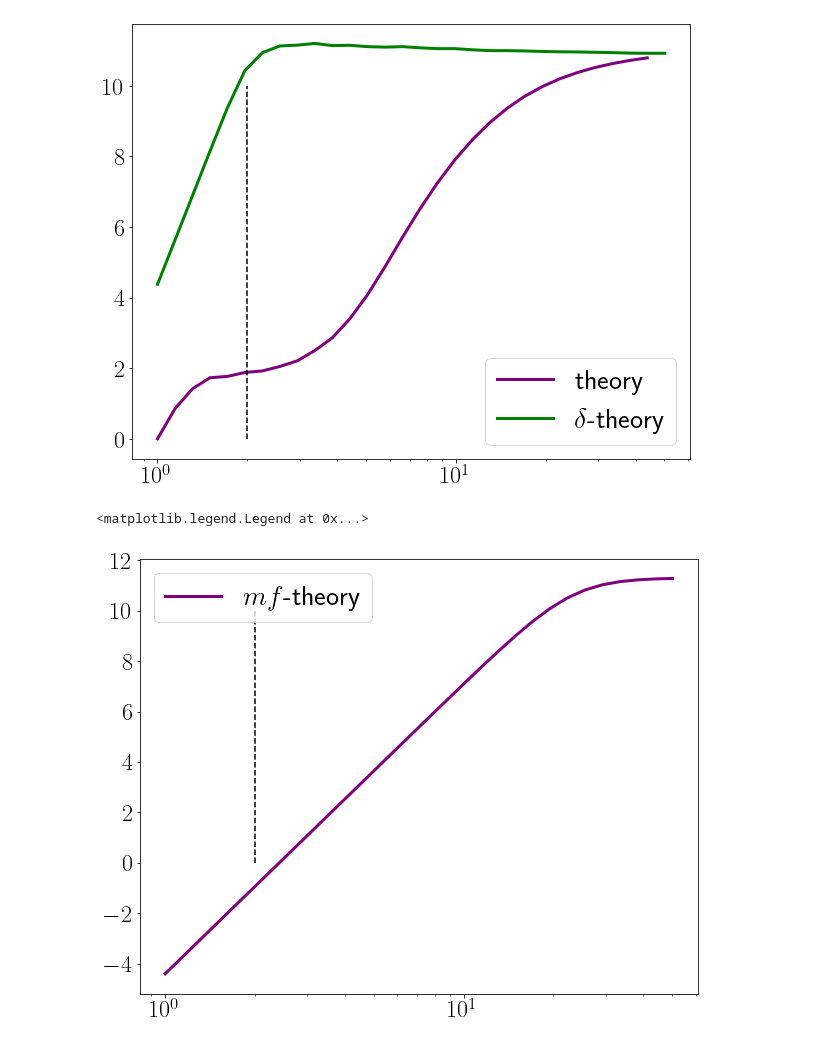
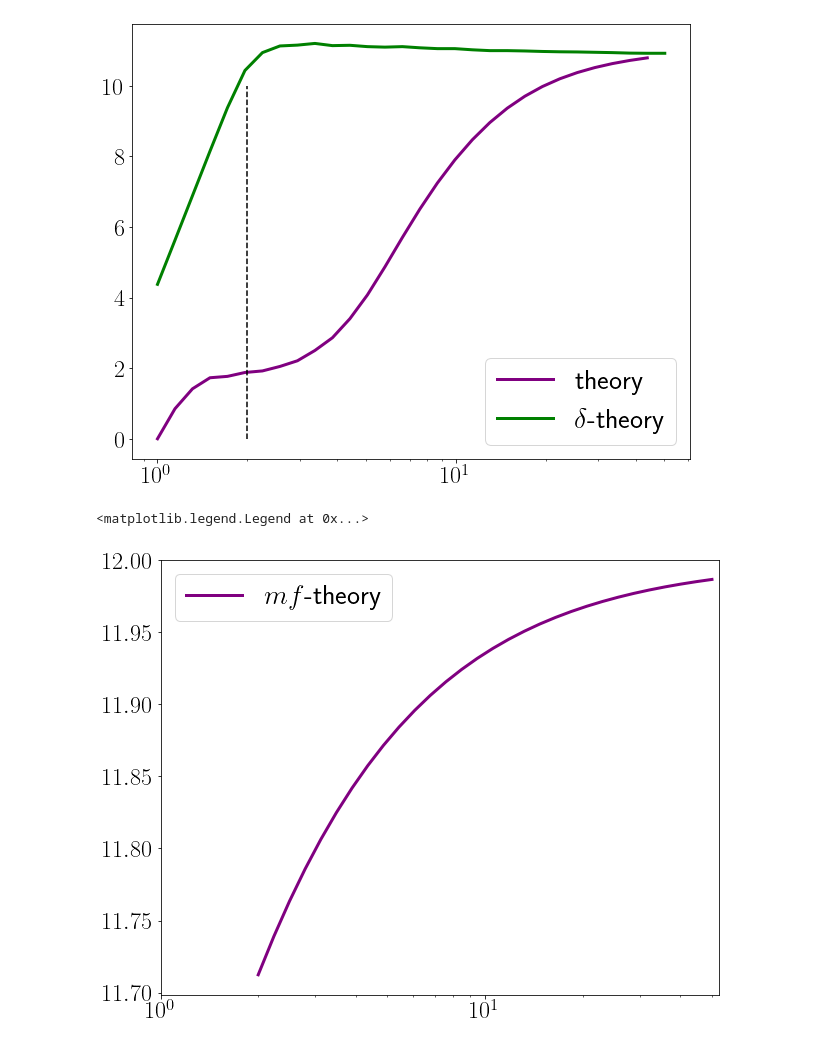
Before and after one commit to rmorantovar/Immune_System, a Jupyter notebook: Jupyter_Notebooks/7_Recognition.ipynb, the cells around one changed output. Drawn from its saved outputs; the diff is of its cells as text; code cells hidden in the pictures.

```diff
--- a/Jupyter_Notebooks/7_Recognition.ipynb
+++ b/Jupyter_Notebooks/7_Recognition.ipynb
@@ -685,16 +685,17 @@ mean_e_PWM=8.4890
 [figure]
 # %%
 fig, ax = plt.subplots(figsize = (10,8))
-kappas_theory = np.logspace(0, 1.7, 30)
+kappas_theory = np.logspace(np.log10(2), 1.7, 30)
 lambda_A = 6
 lambda_B = lambda_A/2
 C = 3e4
-ax.plot(kappas_theory, np.log((C*(1/(1+(1/(.0000001*kappas_theory**5*(.5 + 1)))))))+1, color = 'purple', linestyle = '-', marker = '', linewidth = 3, label = r'$mf$-theory')
+ax.plot(kappas_theory, 12 + np.log(lambda_A+lambda_B) - np.log(lambda_A+lambda_B+lambda_A/kappas_theory), color = 'purple', linestyle = '-', marker = '', linewidth = 3, label = r'$mf$-theory')
 #ax.plot(kappas_theory, np.log(1/(1e-8*(0.5+1)*kappas_theory + 1)), color = 'purple', linestyle = '-', marker = '', linewidth = 3, label = r'$mf$-theory')
 
-ax.vlines(2, 0, 10, color = 'black', linestyle = '--')
+#ax.vlines(2, 0, 10, color = 'black', linestyle = '--')
+ax.set_xlim(left = 1)
 my_plot_layout(ax=ax, xscale = 'log', yscale = 'linear')
 ax.legend(fontsize = 28)
 # %% [output]
 <matplotlib.legend.Legend at 0x...>
-[figure, old version]
+[figure, new version]
```
Also changed, not shown: 16 other files.
